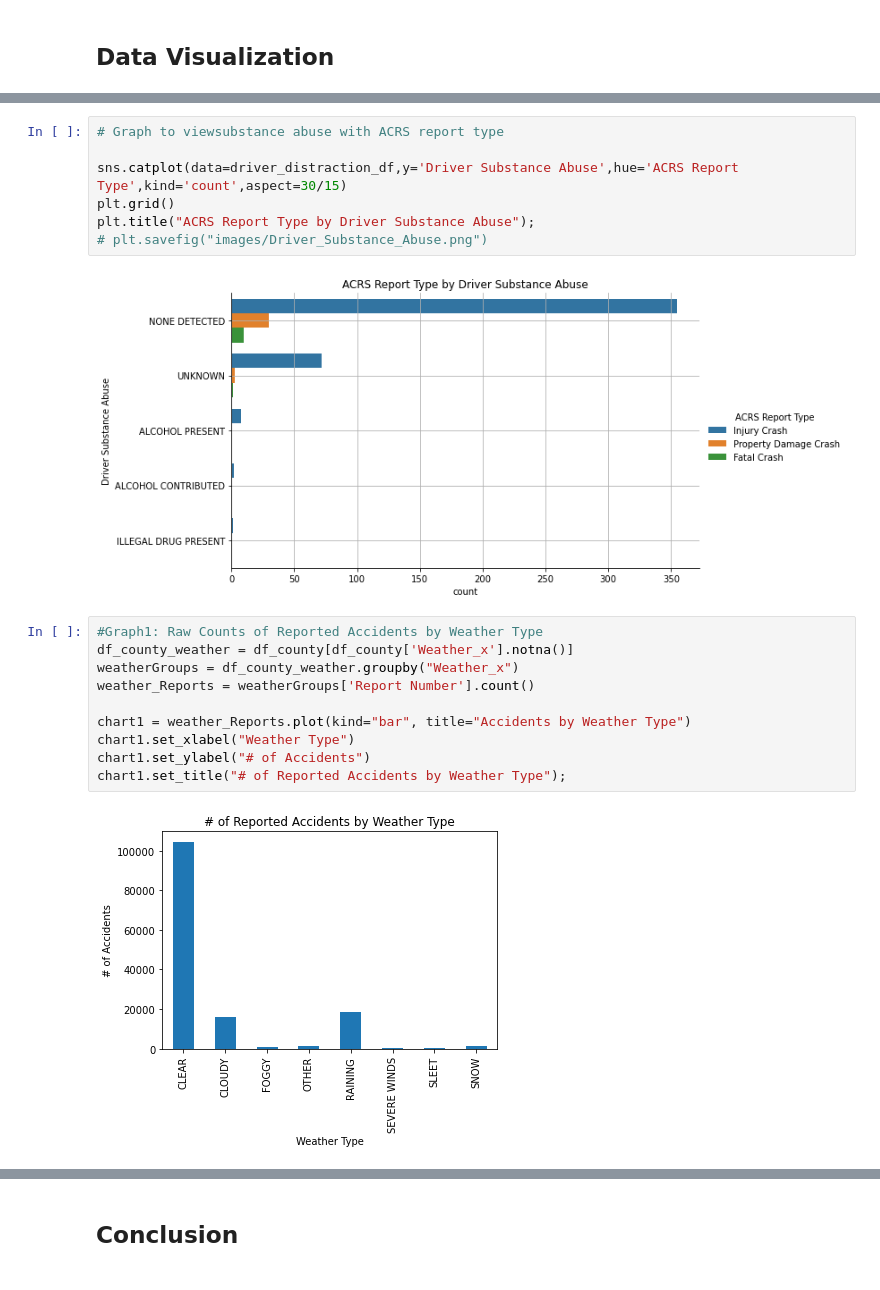
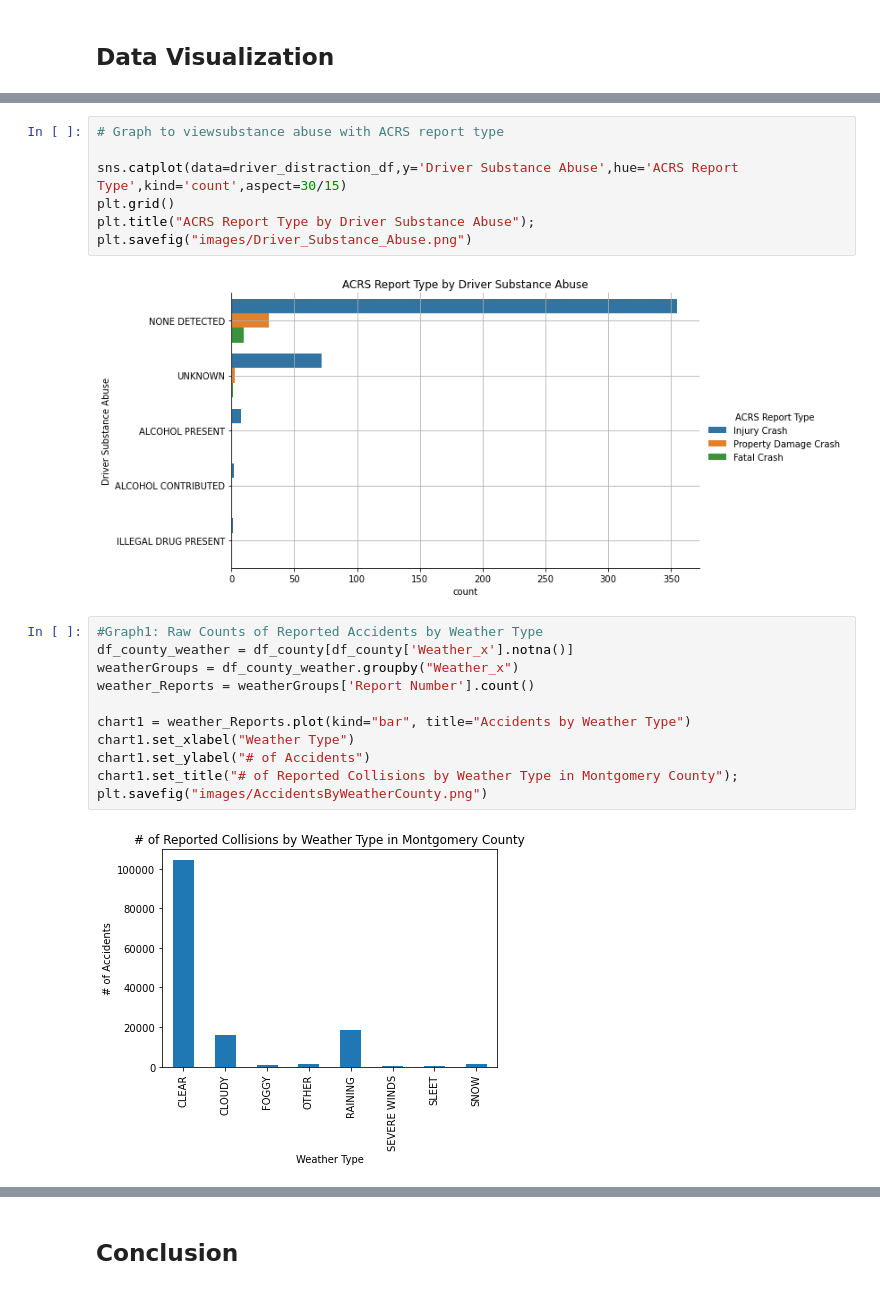
Before and after one commit to mattf4171/Montgomery-County-Collision-Analysis, a Jupyter notebook: analysis.ipynb, the cells around one changed output, grey strips where cells are left out. Saved outputs shown, nothing was run; the diff lists cells and outputs as text.

```diff
--- a/analysis.ipynb
+++ b/analysis.ipynb
@@ -150,21 +264,22 @@ plt.title("ACRS Report Type by Driver Distractions");
 sns.catplot(data=driver_distraction_df,y='Driver Substance Abuse',hue='ACRS Report Type',kind='count',aspect=30/15)
 plt.grid()
 plt.title("ACRS Report Type by Driver Substance Abuse");
-# plt.savefig("images/Driver_Substance_Abuse.png")
+plt.savefig("images/Driver_Substance_Abuse.png")
 # %% [output]
 [figure]
 # %%
 #Graph1: Raw Counts of Reported Accidents by Weather Type
 df_county_weather = df_county[df_county['Weather_x'].notna()]
 weatherGroups = df_county_weather.groupby("Weather_x")
 weather_Reports = weatherGroups['Report Number'].count()
 
 chart1 = weather_Reports.plot(kind="bar", title="Accidents by Weather Type")
 chart1.set_xlabel("Weather Type")
 chart1.set_ylabel("# of Accidents")
-chart1.set_title("# of Reported Accidents by Weather Type");
+chart1.set_title("# of Reported Collisions by Weather Type in Montgomery County");
+plt.savefig("images/AccidentsByWeatherCounty.png")
 # %% [output]
-[figure, old version]
+[figure, new version]
 # %%
 #Log Version of graph1
 x1 = df_county['Weather_x'].value_counts().index
```
Also changed, not shown: parts of 19 cells of this notebook.
